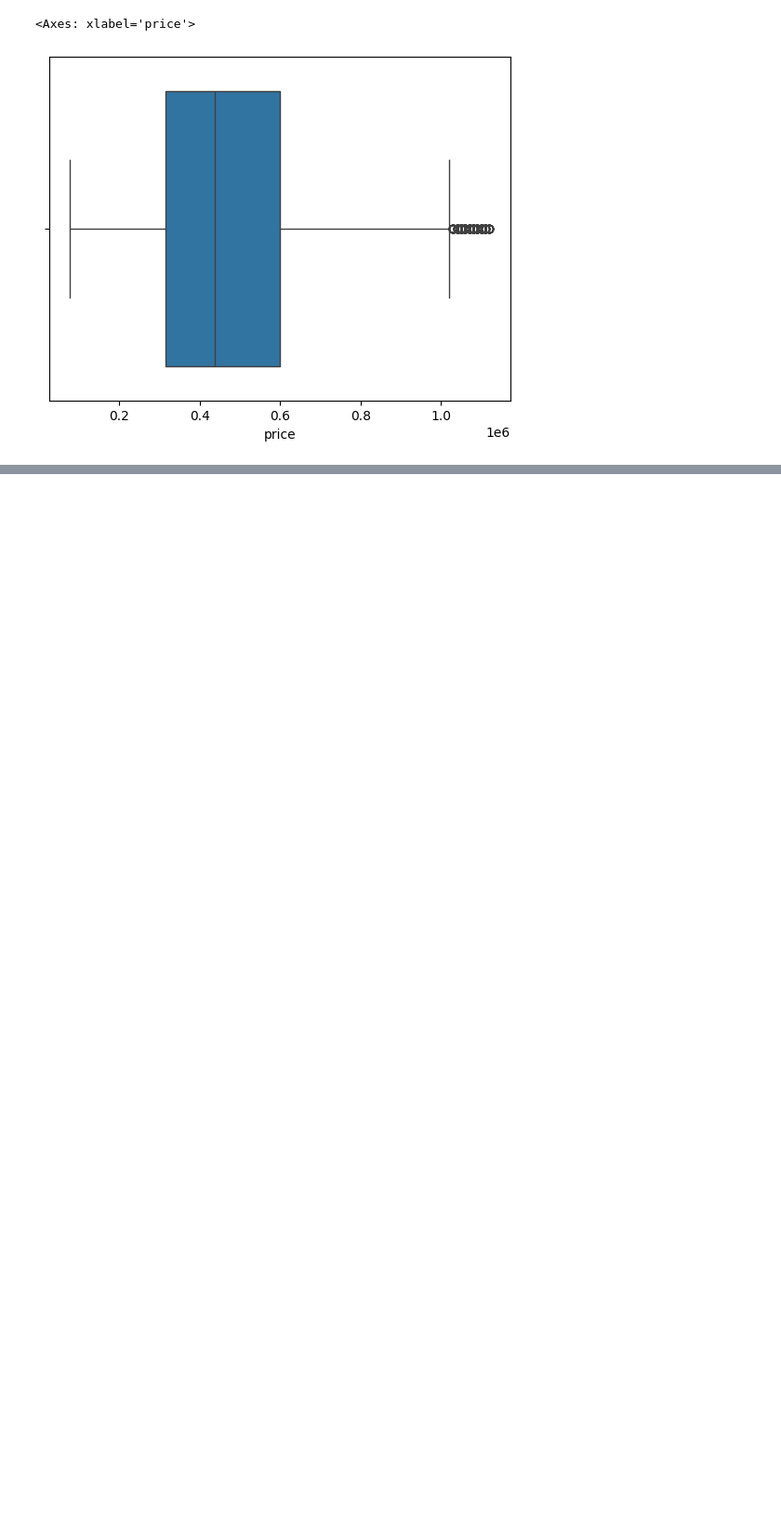
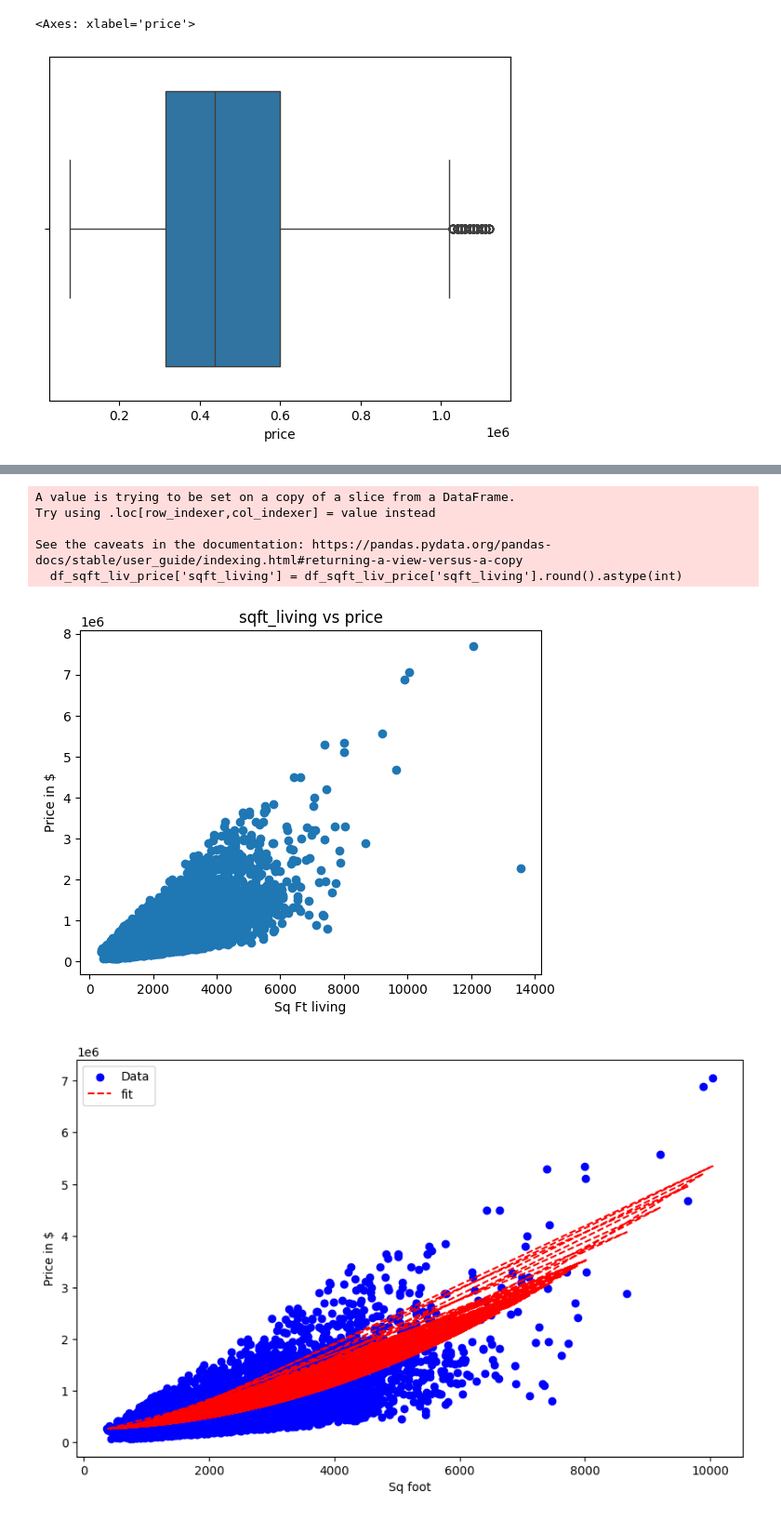
Before and after one commit to BasaJess/250213_DS_EDA_Project, a Jupyter notebook: 3_EDA_Excercise.ipynb, the cells around one changed output, grey strips where cells are left out. Shown at 93% size. Drawn from its saved outputs; the diff is of its cells as text; code cells hidden in the pictures; blank space fills up the shorter version.

```diff
--- a/3_EDA_Excercise.ipynb
+++ b/3_EDA_Excercise.ipynb
@@ -135,0 +126,55 @@ m3
+# %%
+#-----------------------------------------
+# create a line graph that shows the property size is in direct relation with price
+
+# From the heatmap above, The strongest correlation seems to be with sqft_living
+# First create a dataframe that includes all data available for sqft_living and price
+df_sqft_liv_price = df[['sqft_living','price']]
+# Check the range of variables in sqft_living. Is that discrete or continuous?
+df_sqft_liv_price['sqft_living'] = df_sqft_liv_price['sqft_living'].round().astype(int)
+# It is continuous!, Analize the relation
+plt.scatter(df_sqft_liv_price['sqft_living'], df['price'])
+plt.xlabel('Sq Ft living')
+plt.ylabel('Price in $')
+plt.title('sqft_living vs price')
+plt.show()
+# Need to discard outliers (only the two with the higest sqft)
+indices_to_drop = df_sqft_liv_price.nlargest(2,columns='sqft_living').index
+df_filtered = df_sqft_liv_price.drop(indices_to_drop)
+#Below commented code that is not needed now but keep it for future use on other graphs
+    # Calculate percentiles
+    ##pl = df_sqft_liv_price['price'].quantile(0.01)
+    ##ph = df_sqft_liv_price['price'].quantile(0.99)
+    # Filter out outliers
+    ##df_filtered = df_sqft_liv_price[(df_sqft_liv_price['price'] >= pl) & (df_sqft_liv_price['price'] <= ph)]
+# new relation graph
+#from scatter plot to best fit
+fig = plt.figure(figsize=(10,6))
+coefficients = np.polyfit(df_filtered['sqft_living'], df_filtered['price'],2) # degree of best fit curve
+polynomial = np.poly1d(coefficients)
+ax = fig.add_subplot(1,1,1)
+ax.set_xlabel('Sq foot')
+ax.set_ylabel('Price in $')
+ax.scatter(df_filtered['sqft_living'],df_filtered['price'],color='b',label='Data')
+ax.plot(df_filtered['sqft_living'],polynomial(df_filtered['sqft_living']),color='r',linestyle='dashed', label='fit') # this is the curve
+ax.legend(loc="upper left")
+
+# Create graph for presentation
+fig, ax = plt.subplots(figsize=(10,6))
+fig.patch.set_alpha(0) # set background to transparent
+ax.patch.set_alpha(0) #set the axis background to transparent
+ax.plot(df_filtered['sqft_living'],polynomial(df_filtered['sqft_living']),color='blue', linewidth=2, alpha=0.8) # alpha is line transparency
+ax.set_title('Square foot livable and Price', fontsize=16)
+ax.set_xlabel('Livable square footage', fontsize=14)
+ax.set_ylabel('Sell Price in $', fontsize = 14)
+ax.grid(True, which='both', color='#DAD8D7',alpha=0.5)
+ax.tick_params(axis='both', which='major', labelsize=12)
+plt.savefig('data/sqft_living.png', transparent=True)
+# %% [output]
+A value is trying to be set on a copy of a slice from a DataFrame.
+Try using .loc[row_indexer,col_indexer] = value instead
+
+See the caveats in the documentation: https://pandas.pydata.org/pandas-docs/stable/user_guide/indexing.html#returning-a-view-versus-a-copy
+  df_sqft_liv_price['sqft_living'] = df_sqft_liv_price['sqft_living'].round().astype(int)
+[figure, added]
+[figure, added]
```
Also changed, not shown: parts of 6 cells of this notebook, 5 other files.
